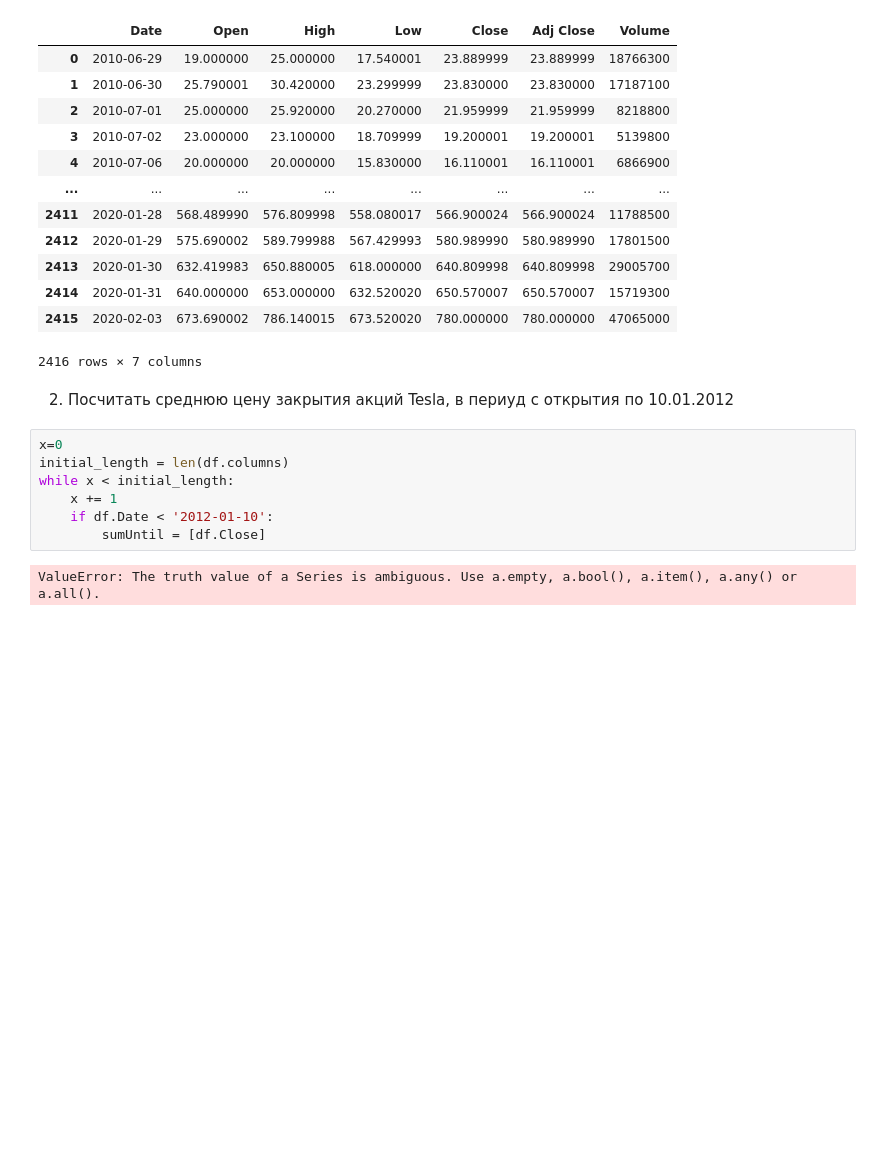
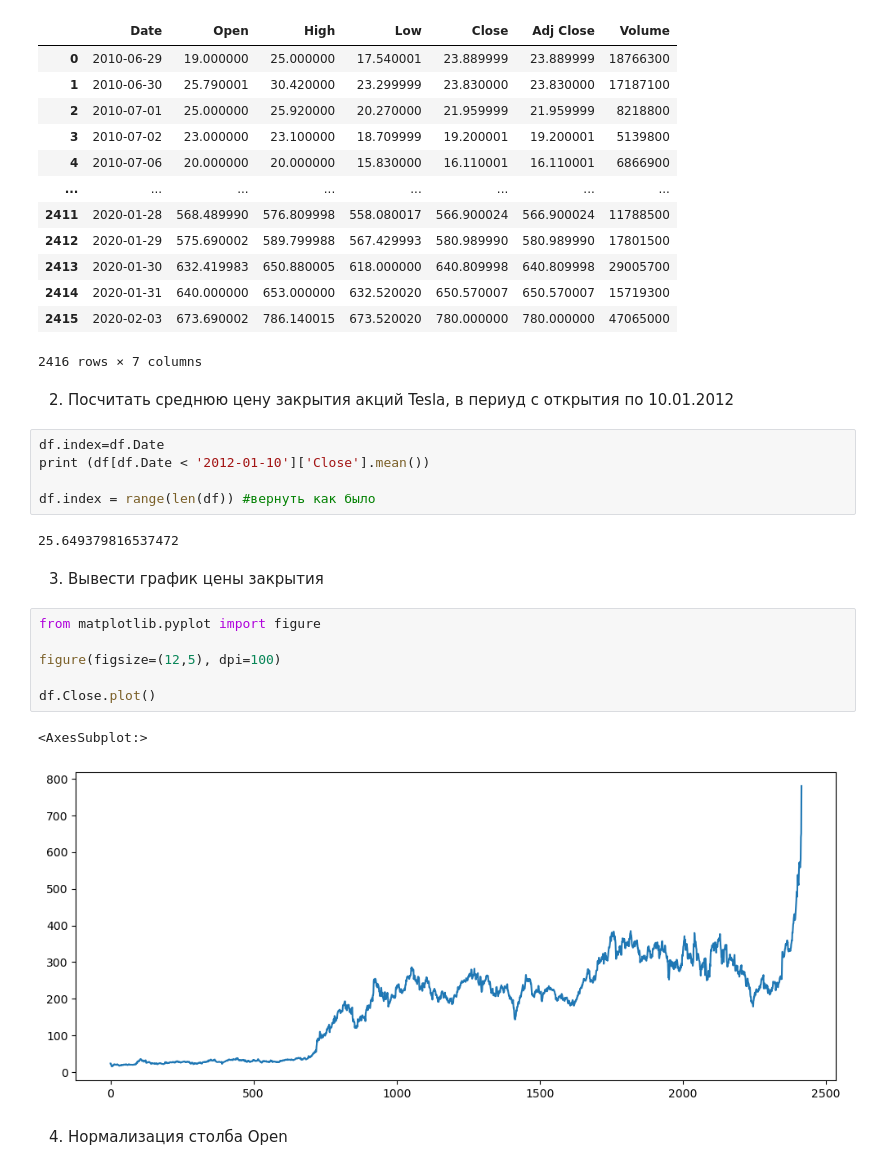
Before and after one commit to BalalaikaBear/-MAI-Repository, a Jupyter notebook: Exercise 10 Pandas.ipynb, the cells around one changed output. Drawn from its saved outputs; the diff is of its cells as text; blank space fills up the shorter version.

```diff
--- a/Exercise 10 Pandas.ipynb
+++ b/Exercise 10 Pandas.ipynb
@@ -23,11 +22,22 @@ df
 # %% [markdown]
 2. Посчитать среднюю цену закрытия акций Tesla, в периуд с открытия по 10.01.2012
 # %%
-x=0
-initial_length = len(df.columns)
-while x < initial_length:
-    x += 1
-    if df.Date < '2012-01-10':
-        sumUntil = [df.Close]
+df.index=df.Date
+print (df[df.Date < '2012-01-10']['Close'].mean())
+
+df.index = range(len(df)) #вернуть как было
 # %% [output]
-ValueError: The truth value of a Series is ambiguous. Use a.empty, a.bool(), a.item(), a.any() or a.all().
+25.649379816537472
+# %% [markdown]
+3. Вывести график цены закрытия
+# %%
+from matplotlib.pyplot import figure
+
+figure(figsize=(12,5), dpi=100)
+
+df.Close.plot()
+# %% [output]
+<AxesSubplot:>
+[figure, added]
+# %% [markdown]
+4. Нормализация столба Open
```
Also changed, not shown: parts of 6 cells of this notebook.
